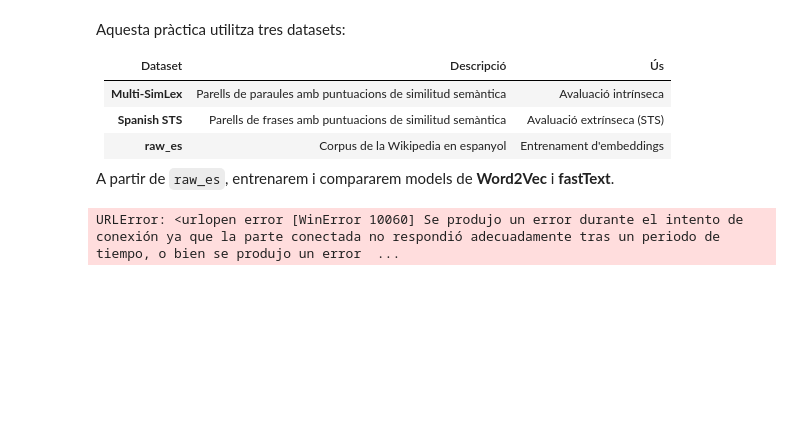
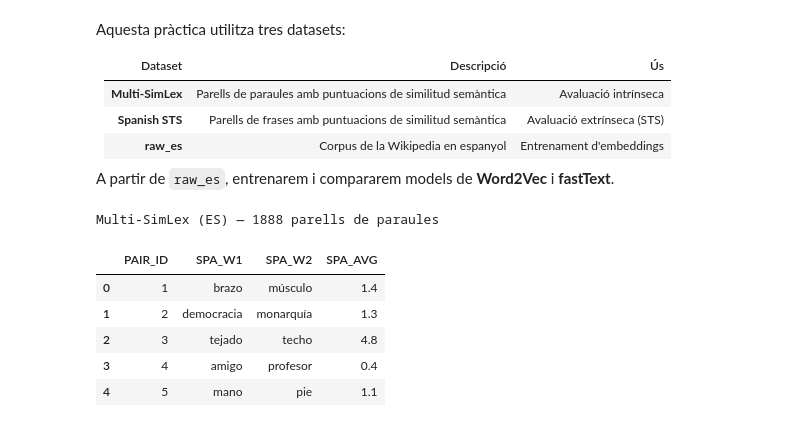
Before and after one commit to Lihao006/P4plh, a Jupyter notebook: embeddings.ipynb, the cells around one changed output. Cells and saved outputs as stored; diff of their text form; code cells hidden in the pictures; blank space fills up the shorter version.

```diff
--- a/embeddings.ipynb
+++ b/embeddings.ipynb
@@ -69,27 +79,28 @@ Aquesta pràctica utilitza tres datasets:
 
 A partir de `raw_es`, entrenarem i compararem models de **Word2Vec** i **fastText**.
 # %%
-URL_TRANSLATIONS = "https://multisimlex.com/data/translation.csv"
-URL_SCORES       = "https://multisimlex.com/data/scores.csv"
 
-translations = pd.read_csv(URL_TRANSLATIONS)
-scores       = pd.read_csv(URL_SCORES)
 
-# Paraules espanyoles
-spa_words  = translations[['PAIR_ID', 'SPA_W1', 'SPA_W2']]
+os.system("wget -O SPA.csv https://web.archive.org/web/20231020014354/https://multisimlex.com/data/SPA.csv")
 
-# Puntuacions espanyoles (una columna per anotador)
-spa_score_cols = [c for c in scores.columns if c.startswith('SPA_')]
-spa_scores = scores[['PAIR_ID'] + spa_score_cols].copy()
-spa_scores['SPA_AVG'] = spa_scores[spa_score_cols].mean(axis=1)  # gold standard
+spa = pd.read_csv("SPA.csv")
 
-# Unim en un sol DataFrame
-multi_simlex = spa_words.merge(spa_scores[['PAIR_ID', 'SPA_AVG']], on='PAIR_ID')
+annotator_cols = [c for c in spa.columns if c.startswith('Annotator')]
+spa['SPA_AVG'] = spa[annotator_cols].mean(axis=1)
+
+multi_simlex = spa[['ID', 'Word 1', 'Word 2', 'SPA_AVG']].copy()
+multi_simlex.columns = ['PAIR_ID', 'SPA_W1', 'SPA_W2', 'SPA_AVG']
 
 print(f"Multi-SimLex (ES) — {len(multi_simlex)} parells de paraules")
 multi_simlex.head()
 # %% [output]
-URLError: <urlopen error [WinError 10060] Se produjo un error durante el intento de conexión ya que la parte conectada no respondió adecuadamente tras un periodo de tiempo, o bien se produjo un error  ...
+Multi-SimLex (ES) — 1888 parells de paraules
+|  | PAIR_ID | SPA_W1 | SPA_W2 | SPA_AVG |
+| 0 | 1 | brazo | músculo | 1.4 |
+| 1 | 2 | democracia | monarquía | 1.3 |
+| 2 | 3 | tejado | techo | 4.8 |
+| 3 | 4 | amigo | profesor | 0.4 |
+| 4 | 5 | mano | pie | 1.1 |
 # %%
 # ============================================================
 # DATASET 2 — Spanish STS (PlanTL-GOB-ES/sts-es)
```
Also changed, not shown: parts of 20 cells of this notebook, 3 other files.
